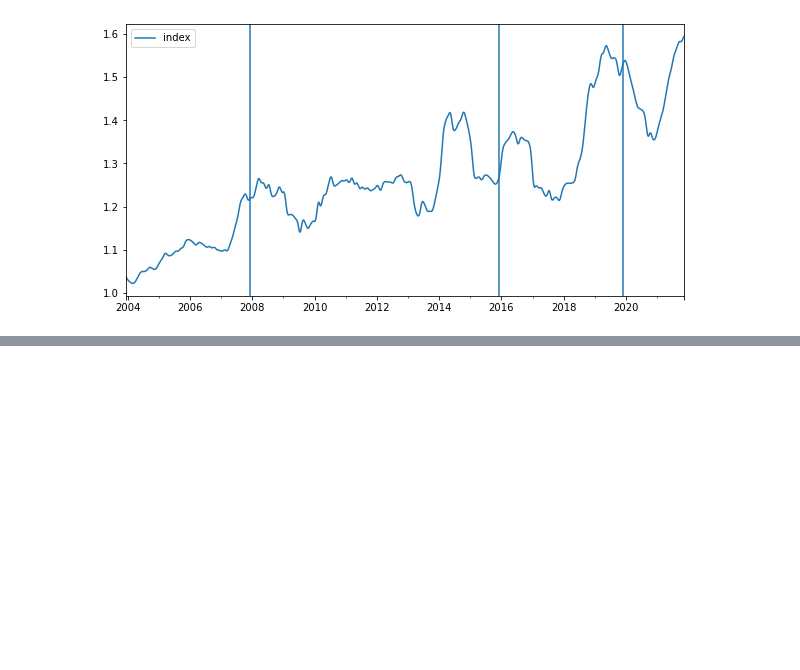
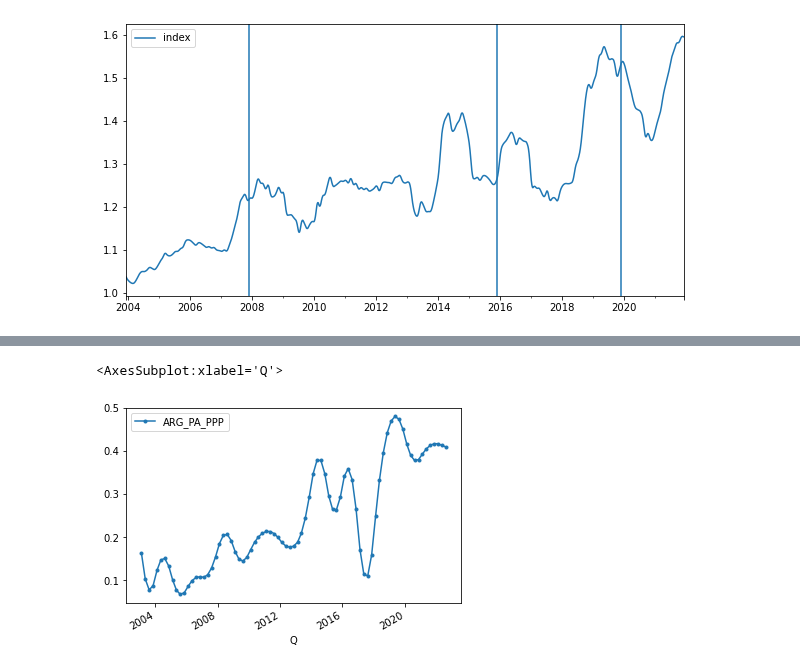
Before and after one commit to matuteiglesias/indice-pobreza-UBA, a Jupyter notebook: notebooks/00 - deflator index.ipynb, the cells around one changed output, grey strips where cells are left out. Cells and saved outputs as stored; diff of their text form; code cells hidden in the pictures; blank space fills up the shorter version.

```diff
--- a/notebooks/00 - deflator index.ipynb
+++ b/notebooks/00 - deflator index.ipynb
@@ -178,0 +285,27 @@ cpi_.to_csv('./../data/info/indice_precios_Q.csv')
+# %%
+## Tasa de inflacion de los ultimos 12 meses. Se usa para completar la inflacion del ultimo mes antes que se mida.
+tseries = ppp
+r = tseries.pct_change().tail(6).mean()[0]
+print(r)
+
+## Estirar la serie de CPI hasta el dia de hoy (para precios actualizados)
+cur_end = tseries.index[-1]
+new_end = tseries.index[-1] + pd.DateOffset(years = 2)
+anos_presente = pd.date_range(cur_end, new_end, freq = 'Y') + pd.DateOffset(months = 6, days = 1)
+
+tseries = pd.concat([tseries, pd.DataFrame([], index = anos_presente)])
+
+last_valid_ix = tseries.dropna().iloc[-1] # Level of the cpi index in last valid month
+
+tseries['avg_rate'] = pd.Series((1 + r)**range(len(tseries)), index = tseries.index)  ## Compute the exponential curve
+
+# Bring to actual level
+ratio = tseries.loc[last_valid_ix.name].avg_rate / tseries.loc[last_valid_ix.name]['Value']
+tseries['avg_rate'] = tseries['avg_rate']/ratio
+
+# Complete cpi series up to present and remove exponential
+tseries['Value'] = tseries['Value'].fillna(tseries['avg_rate'])
+tseries = tseries.drop('avg_rate', axis = 1)
+
+ppp = tseries
+ppp.tail()
@@ -178,0 +354,6 @@ cpi_.to_csv('./../data/info/indice_precios_Q.csv')
+# %%
+ppp = ppp.resample('d').mean().interpolate(method = 'quadratic')#.plot()
+ppp = ppp.loc['2003':]
+ppp = ppp.groupby(pd.Grouper(level = 0, freq = 'M')).mean()
+ppp.index = ppp.index + pd.offsets.MonthEnd(-1) + pd.offsets.Day(15)
+ppp.tail()
@@ -178,0 +367,5 @@ cpi_.to_csv('./../data/info/indice_precios_Q.csv')
+# %%
+ppp = ppp.groupby(pd.Grouper(level = 0, freq = 'Q')).mean()
+ppp.index = ppp.index + pd.offsets.MonthEnd(-2) + pd.offsets.Day(15)
+ppp.index.name = 'Q'
+ppp.tail()
@@ -178,0 +380,5 @@ cpi_.to_csv('./../data/info/indice_precios_Q.csv')
+# %%
+ppp.plot(marker = '.')
+# %% [output]
+<AxesSubplot:xlabel='Q'>
+[figure, added]
```
Also changed, not shown: parts of 19 cells of this notebook, 1 other file.
